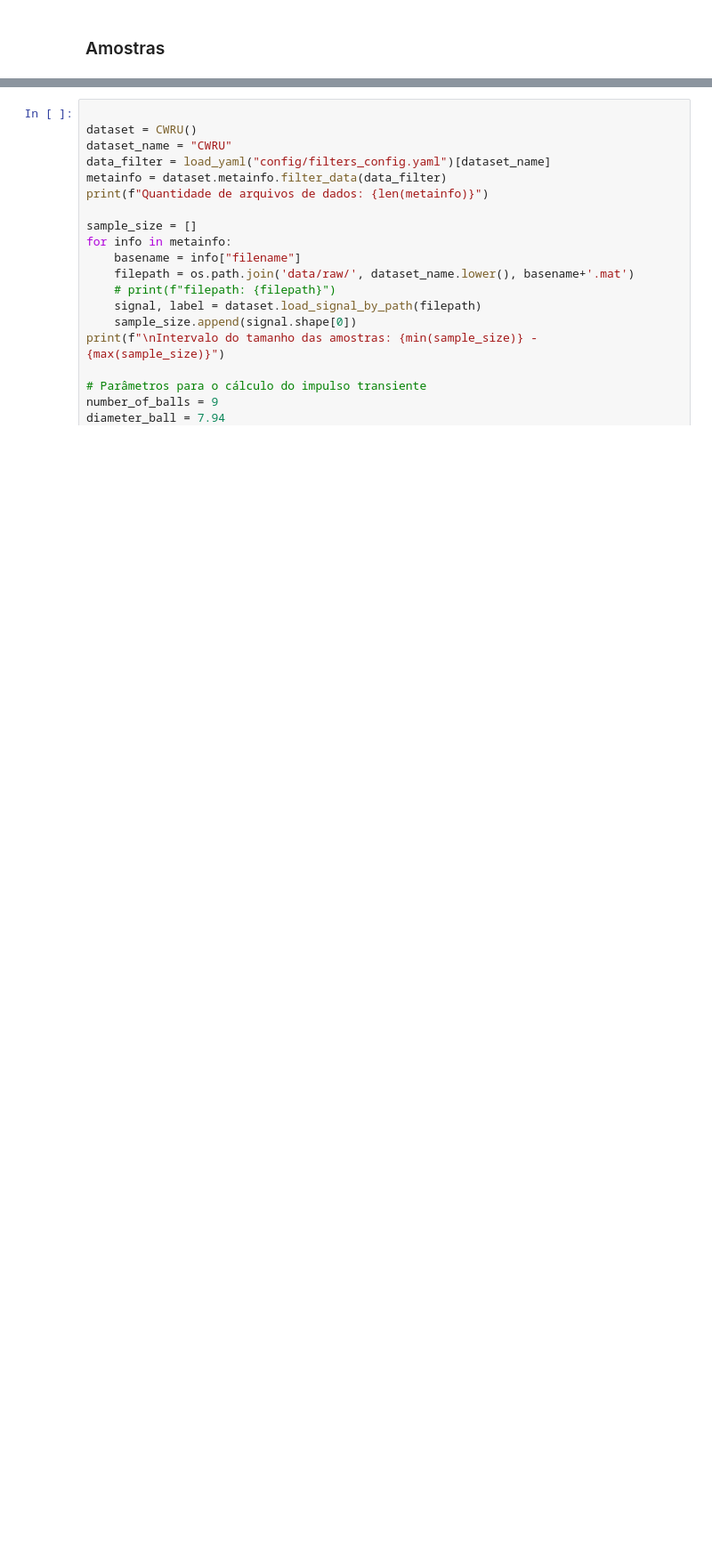
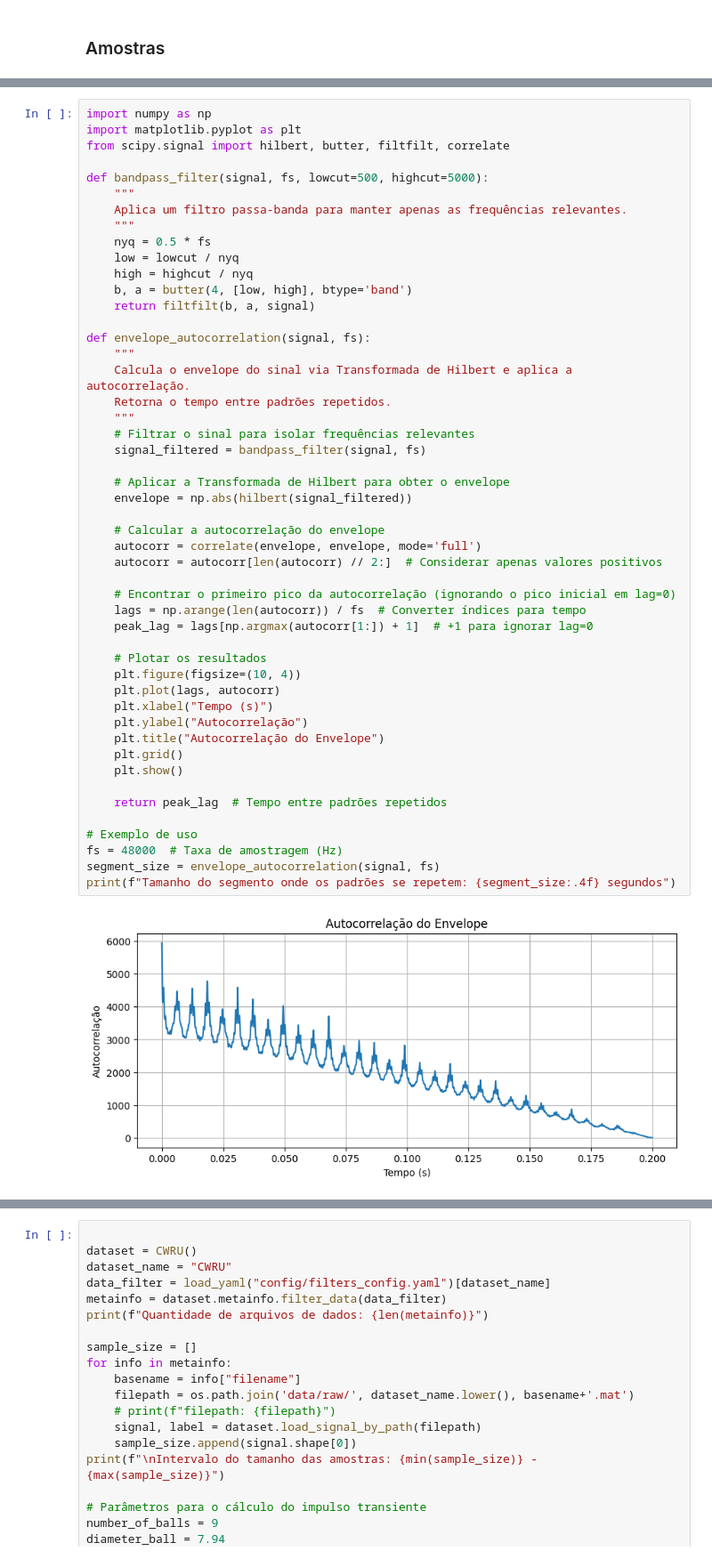
Before and after one commit to rochasantos/CWRU-AutoEncoder-Diagnosis, a Jupyter notebook: notebook.ipynb, the cells around one changed output, grey strips where cells are left out. Shown at 89% size. Drawn from its saved outputs; the diff is of its cells as text; blank space fills up the shorter version.

```diff
--- a/notebook.ipynb
+++ b/notebook.ipynb
@@ -256,0 +490,51 @@ from utils import load_yaml
+# %%
+import numpy as np
+import matplotlib.pyplot as plt
+from scipy.signal import hilbert, butter, filtfilt, correlate
+
+def bandpass_filter(signal, fs, lowcut=500, highcut=5000):
+    """
+    Aplica um filtro passa-banda para manter apenas as frequências relevantes.
+    """
+    nyq = 0.5 * fs
+    low = lowcut / nyq
+    high = highcut / nyq
+    b, a = butter(4, [low, high], btype='band')
+    return filtfilt(b, a, signal)
+
+def envelope_autocorrelation(signal, fs):
+    """
+    Calcula o envelope do sinal via Transformada de Hilbert e aplica a autocorrelação.
+    Retorna o tempo entre padrões repetidos.
+    """
+    # Filtrar o sinal para isolar frequências relevantes
+    signal_filtered = bandpass_filter(signal, fs)
+
+    # Aplicar a Transformada de Hilbert para obter o envelope
+    envelope = np.abs(hilbert(signal_filtered))
+
+    # Calcular a autocorrelação do envelope
+    autocorr = correlate(envelope, envelope, mode='full')
+    autocorr = autocorr[len(autocorr) // 2:]  # Considerar apenas valores positivos
+
+    # Encontrar o primeiro pico da autocorrelação (ignorando o pico inicial em lag=0)
+    lags = np.arange(len(autocorr)) / fs  # Converter índices para tempo
+    peak_lag = lags[np.argmax(autocorr[1:]) + 1]  # +1 para ignorar lag=0
+
+    # Plotar os resultados
+    plt.figure(figsize=(10, 4))
+    plt.plot(lags, autocorr)
+    plt.xlabel("Tempo (s)")
+    plt.ylabel("Autocorrelação")
+    plt.title("Autocorrelação do Envelope")
+    plt.grid()
+    plt.show()
+
+    return peak_lag  # Tempo entre padrões repetidos
+
+# Exemplo de uso
+fs = 48000  # Taxa de amostragem (Hz)
+segment_size = envelope_autocorrelation(signal, fs)
+print(f"Tamanho do segmento onde os padrões se repetem: {segment_size:.4f} segundos")
+# %% [output]
+[figure, added]
```
Also changed, not shown: parts of 33 cells of this notebook, 31 other files.
